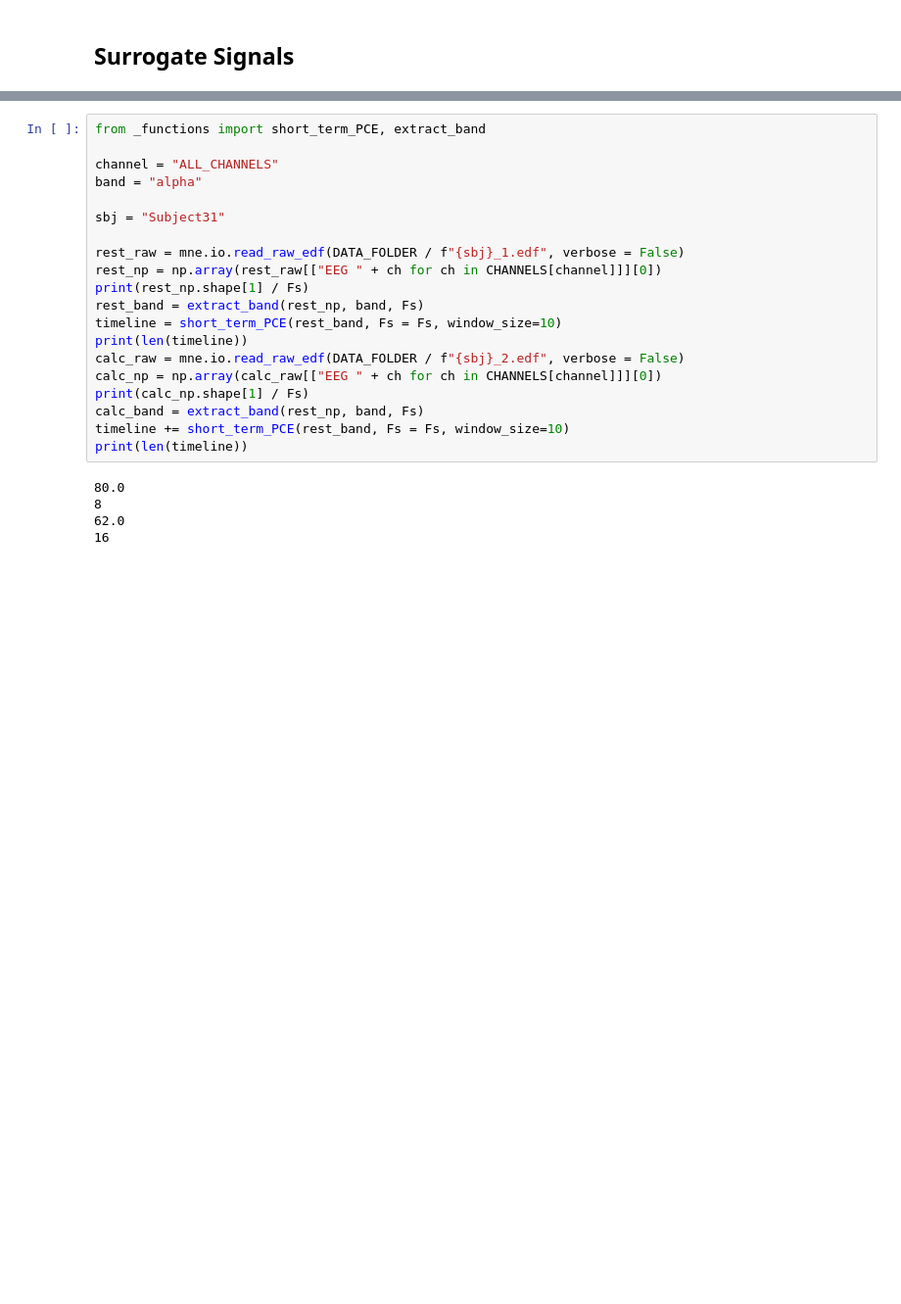
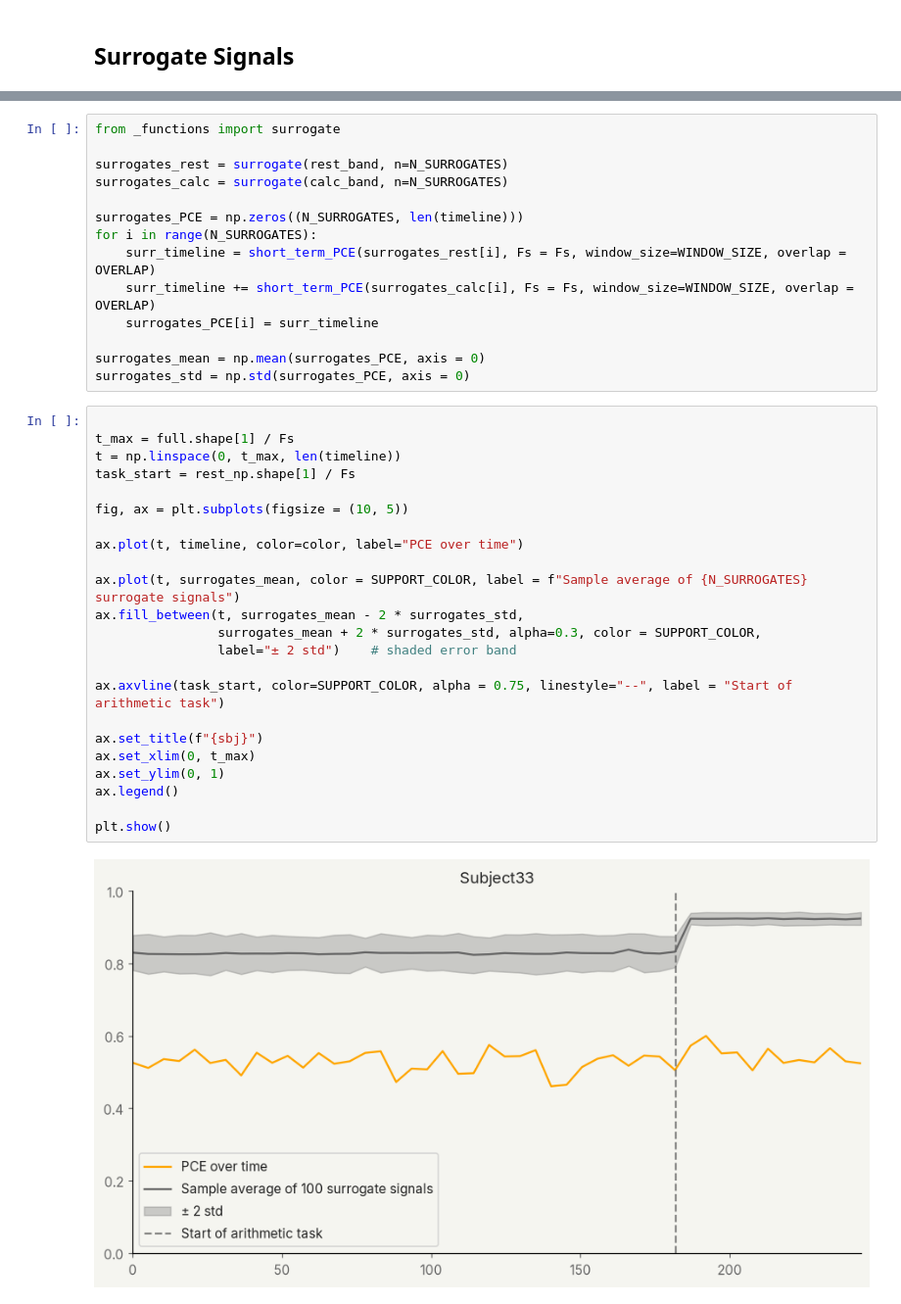
Before and after one commit to AngioG/EEG-Synchronization, a Jupyter notebook: arithmetic.ipynb, the cells around one changed output, grey strips where cells are left out. Shown at 98% size. Drawn from its saved outputs; the diff is of its cells as text; blank space fills up the shorter version.

```diff
--- a/arithmetic.ipynb
+++ b/arithmetic.ipynb
@@ -277,25 +351,39 @@ del calc_raw, calc_np, calc_band
+# %%
+from _functions import surrogate
+
+surrogates_rest = surrogate(rest_band, n=N_SURROGATES)
+surrogates_calc = surrogate(calc_band, n=N_SURROGATES)
+
+surrogates_PCE = np.zeros((N_SURROGATES, len(timeline)))
+for i in range(N_SURROGATES):
+    surr_timeline = short_term_PCE(surrogates_rest[i], Fs = Fs, window_size=WINDOW_SIZE, overlap = OVERLAP)
+    surr_timeline += short_term_PCE(surrogates_calc[i], Fs = Fs, window_size=WINDOW_SIZE, overlap = OVERLAP)
+    surrogates_PCE[i] = surr_timeline
+
+surrogates_mean = np.mean(surrogates_PCE, axis = 0)
+surrogates_std = np.std(surrogates_PCE, axis = 0)
 # %%
-from _functions import short_term_PCE, extract_band
 
-channel = "ALL_CHANNELS"
-band = "alpha"
+t_max = full.shape[1] / Fs
+t = np.linspace(0, t_max, len(timeline))
+task_start = rest_np.shape[1] / Fs
 
-sbj = "Subject31"
+fig, ax = plt.subplots(figsize = (10, 5))
 
-rest_raw = mne.io.read_raw_edf(DATA_FOLDER / f"{sbj}_1.edf", verbose = False)
-rest_np = np.array(rest_raw[["EEG " + ch for ch in CHANNELS[channel]]][0])
-print(rest_np.shape[1] / Fs)
-rest_band = extract_band(rest_np, band, Fs)
-timeline = short_term_PCE(rest_band, Fs = Fs, window_size=10)
-print(len(timeline))
-calc_raw = mne.io.read_raw_edf(DATA_FOLDER / f"{sbj}_2.edf", verbose = False)
-calc_np = np.array(calc_raw[["EEG " + ch for ch in CHANNELS[channel]]][0])
-print(calc_np.shape[1] / Fs)
-calc_band = extract_band(rest_np, band, Fs)
-timeline += short_term_PCE(rest_band, Fs = Fs, window_size=10)
-print(len(timeline))
+ax.plot(t, timeline, color=color, label="PCE over time")
+
+ax.plot(t, surrogates_mean, color = SUPPORT_COLOR, label = f"Sample average of {N_SURROGATES} surrogate signals")
+ax.fill_between(t, surrogates_mean - 2 * surrogates_std,
+                surrogates_mean + 2 * surrogates_std, alpha=0.3, color = SUPPORT_COLOR,
+                label="± 2 std")    # shaded error band
+
+ax.axvline(task_start, color=SUPPORT_COLOR, alpha = 0.75, linestyle="--", label = "Start of arithmetic task")
+
+ax.set_title(f"{sbj}")
+ax.set_xlim(0, t_max)
+ax.set_ylim(0, 1)
+ax.legend()
+
+plt.show()
 # %% [output]
-80.0
-8
-62.0
-16
+[figure, added]
```
Also changed, not shown: parts of 17 cells of this notebook, 5 other files.
